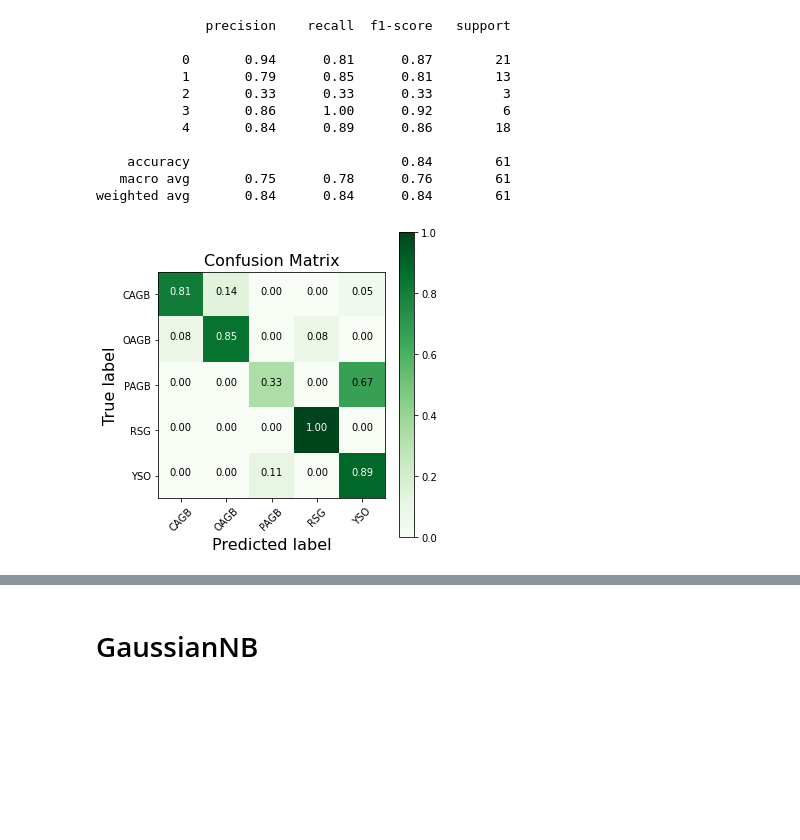
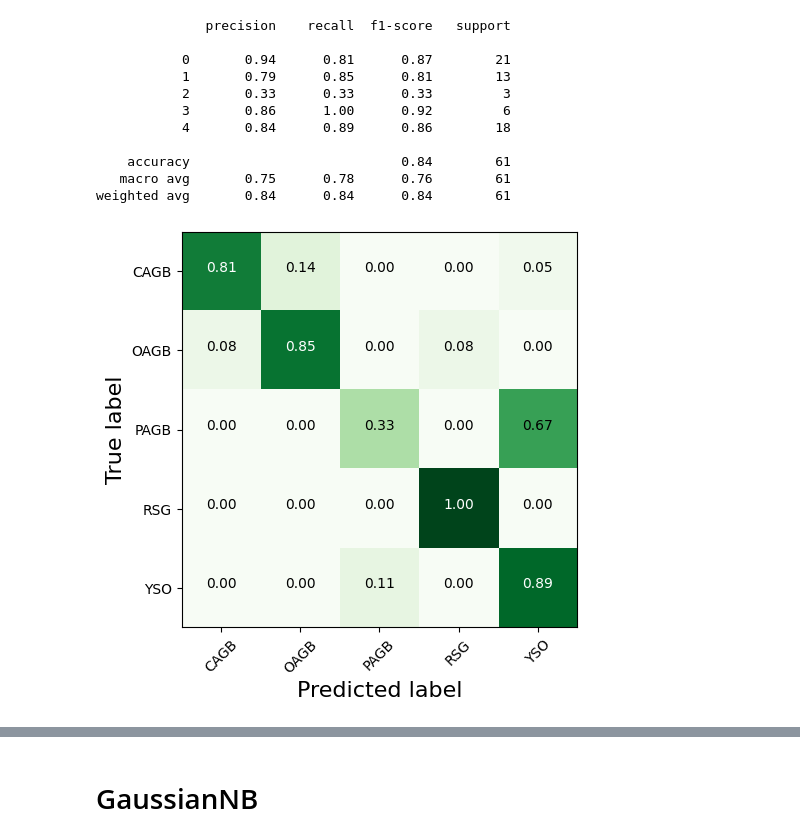
Before and after one commit to Mahdi-Abdollahii/Dusty-Stellar-Sources-Classification, a Jupyter notebook: Model_Evaluation_Simple.ipynb, the cells around one changed output, grey strips where cells are left out. Drawn from its saved outputs; the diff is of its cells as text; code cells hidden in the pictures; blank space fills up the shorter version.

```diff
--- a/Model_Evaluation_Simple.ipynb
+++ b/Model_Evaluation_Simple.ipynb
@@ -348,9 +438,13 @@ Models = ['PRF-03-10-98-2', 'PRF-08-10-98-1', 'PRF-08-50-93-0', 'PRF-09-10-92-0'
+# %%
+Address_directory = ''
+Models = ['PRF-001-10-90-0', 'PRF-001-10-93-1', 'PRF-01-10-92-0', 'PRF-01-100-92-0',
+          'PRF-03-10-92-0', 'PRF-05-10-93-0', 'PRF-08-10-92-0']
 # %%
 for i in Models:
   model_name = i
-  address = Address_directory + model_name + '.joblib'
-  clf = load(address)
-  Y_pred_save_model = clf.predict(X_test)
+  filename = Address_directory + model_name + '.sav'
+  loaded_model = pickle.load(open(filename, 'rb'))
+  Y_pred_save_model = loaded_model.predict(X_test)
   Model_name = i.split('-')[0]
   keep_proba = i.split('-')[1].split('0')[1]
   n_stimator = i.split('-')[2]
@@ -365,6 +459,7 @@ for i in Models:
   plot_confusion_matrix(cm = cm ,
                       normalize    = True,
                       target_names = ['CAGB', 'OAGB', 'PAGB', 'RSG', 'YSO'] ,
-                      title  = "Confusion Matrix",
-                      file_name = model_name +'_CM.pdf',
-                      size = (5,5))
+                      title  = None,
+                      file_name = model_name +'_CM.jpg',
+                      size = (5,5),
+                      color_bar=False)
@@ -433,3 +645,11 @@ Y_pred_save_model = clf.predict(X_test)
+# %%
+import pickle
+model_name = 'SVC-poly-84-0'
+filename = model_name + '.sav'
+pickle.dump(SV_model, open(filename, 'wb'))
+# %%
+loaded_model = pickle.load(open(filename, 'rb'))
+Y_pred_save_model = loaded_model.predict(X_test)
 # %%
 print(classification_report( Y_test , Y_pred_save_model ))
 cm = confusion_matrix(Y_test , Y_pred_save_model )
@@ -448,12 +668,13 @@ weighted avg       0.84      0.84      0.84        61
 # %%
 plot_confusion_matrix(cm = cm ,
                       normalize    = True,
                       target_names = ['CAGB', 'OAGB', 'PAGB', 'RSG', 'YSO'] ,
-                      title  = "Confusion Matrix",
-                      file_name = model_name +'_CM.pdf',
-                      size = (5,5))
+                      title  = None,
+                      file_name = model_name +'_CM.jpg',
+                      size = (5,5),
+                      color_bar=False)
 # %% [output]
-[figure, old version]
+[figure, new version]
 # %%
 %%time
 from sklearn.svm import SVC
```
Also changed, not shown: parts of 72 cells of this notebook.
